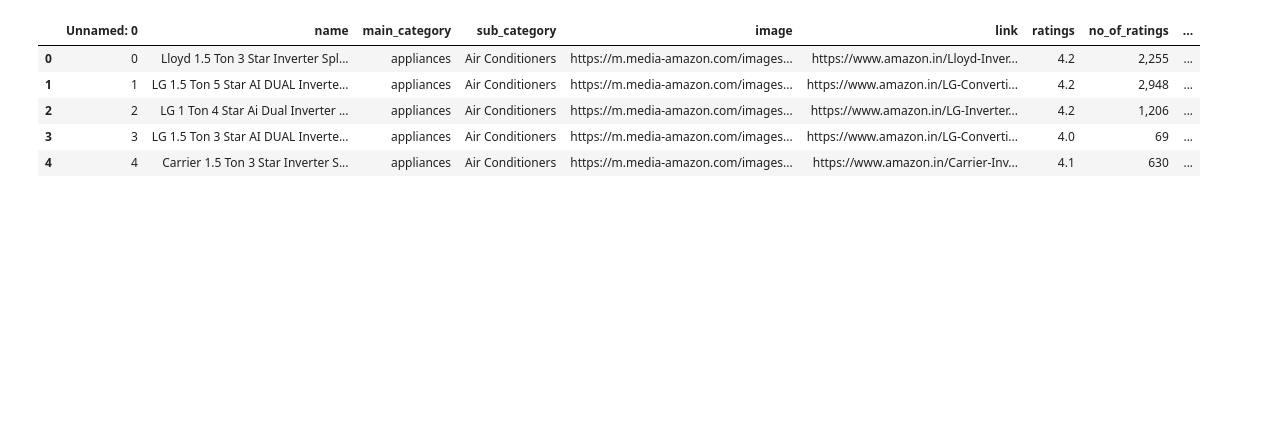
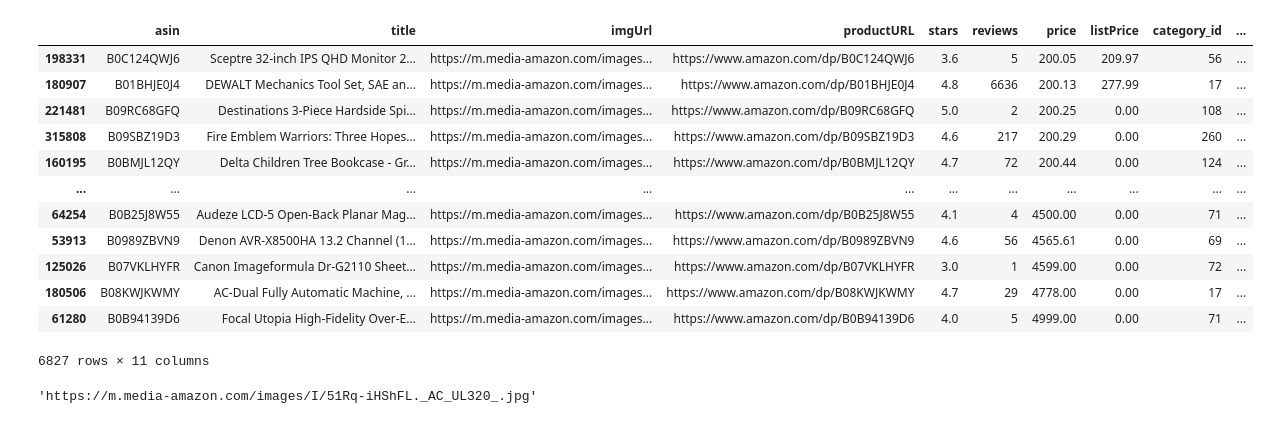
Before and after one commit to mutkach/xvectors_hack, a Jupyter notebook: hack.ipynb, the cells around one changed output. Saved outputs shown, nothing was run; the diff lists cells and outputs as text; code cells hidden in the pictures; blank space fills up the shorter version.

```diff
--- a/hack.ipynb
+++ b/hack.ipynb
@@ -18,11 +128,2 @@ files=glob("data/archive/Amazon-Products.csv")[:10]
 # %%
-df=pd.read_csv(files[0])#
+df=pd.read_csv("data/archive-3/amazon_products.csv")
-# %%
-df.head()
-# %% [output]
-|  | Unnamed: 0 | name | main_category | sub_category | image | link | ratings | no_of_ratings | ... |
-| 0 | 0 | Lloyd 1.5 Ton 3 Star Inverter Spl... | appliances | Air Conditioners | https://m.media-amazon.com/images... | https://www.amazon.in/Lloyd-Inver... | 4.2 | 2,255 | ... |
-| 1 | 1 | LG 1.5 Ton 5 Star AI DUAL Inverte... | appliances | Air Conditioners | https://m.media-amazon.com/images... | https://www.amazon.in/LG-Converti... | 4.2 | 2,948 | ... |
-| 2 | 2 | LG 1 Ton 4 Star Ai Dual Inverter ... | appliances | Air Conditioners | https://m.media-amazon.com/images... | https://www.amazon.in/LG-Inverter... | 4.2 | 1,206 | ... |
-| 3 | 3 | LG 1.5 Ton 3 Star AI DUAL Inverte... | appliances | Air Conditioners | https://m.media-amazon.com/images... | https://www.amazon.in/LG-Converti... | 4.0 | 69 | ... |
-| 4 | 4 | Carrier 1.5 Ton 3 Star Inverter S... | appliances | Air Conditioners | https://m.media-amazon.com/images... | https://www.amazon.in/Carrier-Inv... | 4.1 | 630 | ... |
@@ -44,0 +130,20 @@ with torch.no_grad(), torch.cuda.amp.autocast():
+# %%
+df[(df['price']> 200) & (df['price'] < 5000)][df['reviews'] > 0].sort_values(by=['price'])
+# %% [output]
+|  | asin | title | imgUrl | productURL | stars | reviews | price | listPrice | category_id | ... |
+| 198331 | B0C124QWJ6 | Sceptre 32-inch IPS QHD Monitor 2... | https://m.media-amazon.com/images... | https://www.amazon.com/dp/B0C124QWJ6 | 3.6 | 5 | 200.05 | 209.97 | 56 | ... |
+| 180907 | B01BHJE0J4 | DEWALT Mechanics Tool Set, SAE an... | https://m.media-amazon.com/images... | https://www.amazon.com/dp/B01BHJE0J4 | 4.8 | 6636 | 200.13 | 277.99 | 17 | ... |
+| 221481 | B09RC68GFQ | Destinations 3-Piece Hardside Spi... | https://m.media-amazon.com/images... | https://www.amazon.com/dp/B09RC68GFQ | 5.0 | 2 | 200.25 | 0.00 | 108 | ... |
+| 315808 | B09SBZ19D3 | Fire Emblem Warriors: Three Hopes... | https://m.media-amazon.com/images... | https://www.amazon.com/dp/B09SBZ19D3 | 4.6 | 217 | 200.29 | 0.00 | 260 | ... |
+| 160195 | B0BMJL12QY | Delta Children Tree Bookcase - Gr... | https://m.media-amazon.com/images... | https://www.amazon.com/dp/B0BMJL12QY | 4.7 | 72 | 200.44 | 0.00 | 124 | ... |
+| ... | ... | ... | ... | ... | ... | ... | ... | ... | ... | ... |
+| 64254 | B0B25J8W55 | Audeze LCD-5 Open-Back Planar Mag... | https://m.media-amazon.com/images... | https://www.amazon.com/dp/B0B25J8W55 | 4.1 | 4 | 4500.00 | 0.00 | 71 | ... |
+| 53913 | B0989ZBVN9 | Denon AVR-X8500HA 13.2 Channel (1... | https://m.media-amazon.com/images... | https://www.amazon.com/dp/B0989ZBVN9 | 4.6 | 56 | 4565.61 | 0.00 | 69 | ... |
+| 125026 | B07VKLHYFR | Canon Imageformula Dr-G2110 Sheet... | https://m.media-amazon.com/images... | https://www.amazon.com/dp/B07VKLHYFR | 3.0 | 1 | 4599.00 | 0.00 | 72 | ... |
+| 180506 | B08KWJKWMY | AC-Dual Fully Automatic Machine, ... | https://m.media-amazon.com/images... | https://www.amazon.com/dp/B08KWJKWMY | 4.7 | 29 | 4778.00 | 0.00 | 17 | ... |
+| 61280 | B0B94139D6 | Focal Utopia High-Fidelity Over-E... | https://m.media-amazon.com/images... | https://www.amazon.com/dp/B0B94139D6 | 4.0 | 5 | 4999.00 | 0.00 | 71 | ... |
+6827 rows × 11 columns
+# %%
+df.loc[347712].imgUrl
+# %% [output]
+'https://m.media-amazon.com/images/I/51Rq-iHShFL._AC_UL320_.jpg'
```
Also changed, not shown: parts of 21 cells of this notebook, 3 other files.
